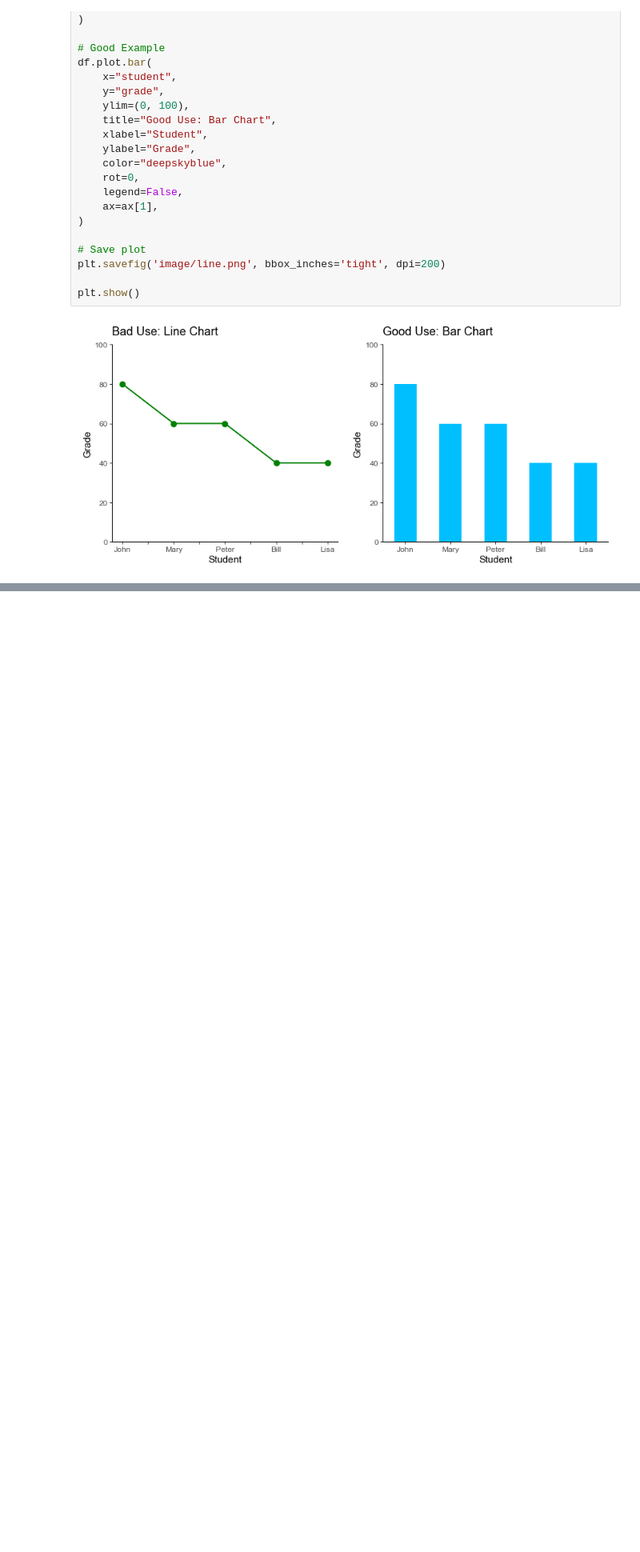
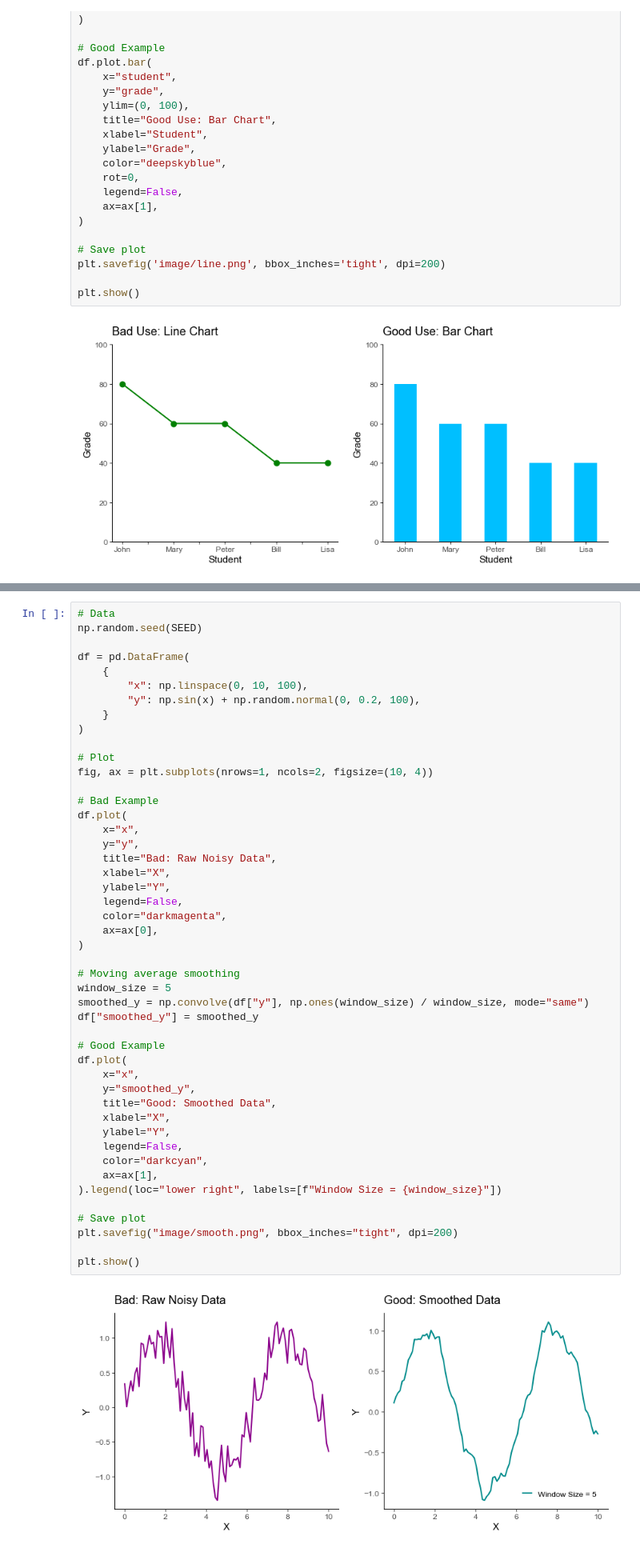
Before and after one commit to smortezah/portfolio, a Jupyter notebook: data-visualization/pitfalls/pitfalls.ipynb, the cells around one changed output, grey strips where cells are left out. Shown at 80% size. Drawn from its saved outputs; the diff is of its cells as text; blank space fills up the shorter version.

```diff
--- a/data-visualization/pitfalls/pitfalls.ipynb
+++ b/data-visualization/pitfalls/pitfalls.ipynb
@@ -392,0 +404,49 @@ plt.show()
+# %%
+# Data
+np.random.seed(SEED)
+
+df = pd.DataFrame(
+    {
+        "x": np.linspace(0, 10, 100),
+        "y": np.sin(x) + np.random.normal(0, 0.2, 100),
+    }
+)
+
+# Plot
+fig, ax = plt.subplots(nrows=1, ncols=2, figsize=(10, 4))
+
+# Bad Example
+df.plot(
+    x="x",
+    y="y",
+    title="Bad: Raw Noisy Data",
+    xlabel="X",
+    ylabel="Y",
+    legend=False,
+    color="darkmagenta",
+    ax=ax[0],
+)
+
+# Moving average smoothing
+window_size = 5
+smoothed_y = np.convolve(df["y"], np.ones(window_size) / window_size, mode="same")
+df["smoothed_y"] = smoothed_y
+
+# Good Example
+df.plot(
+    x="x",
+    y="smoothed_y",
+    title="Good: Smoothed Data",
+    xlabel="X",
+    ylabel="Y",
+    legend=False,
+    color="darkcyan",
+    ax=ax[1],
+).legend(loc="lower right", labels=[f"Window Size = {window_size}"])
+
+# Save plot
+plt.savefig("image/smooth.png", bbox_inches="tight", dpi=200)
+
+plt.show()
+# %% [output]
+[figure, added]
```
Also changed, not shown: parts of 11 cells of this notebook.
